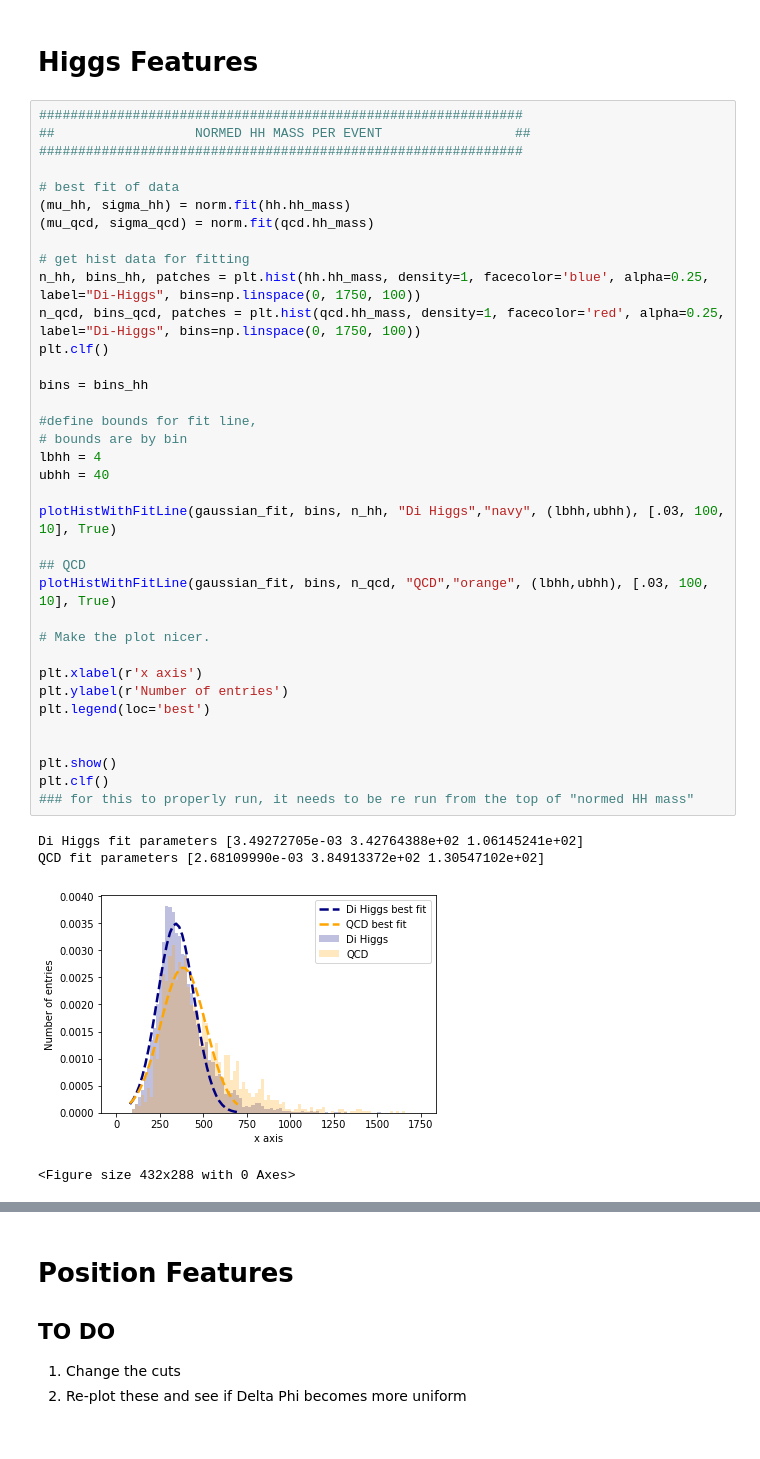
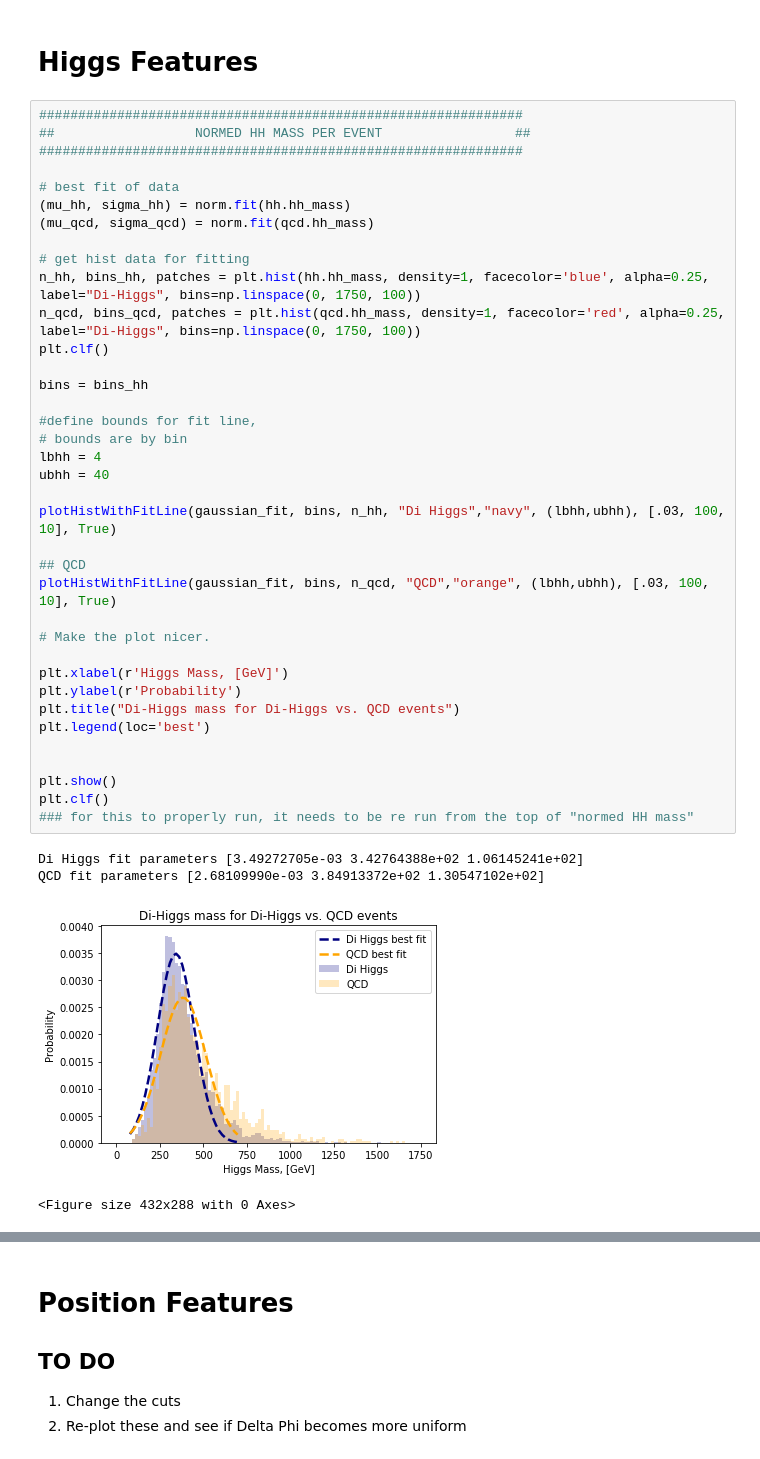
Before and after one commit to neu-physics/dihiggsMLProject, a Jupyter notebook: higgsReconstruction/EventPlotting/plotting.ipynb, the cells around one changed output, grey strips where cells are left out. Saved outputs shown, nothing was run; the diff lists cells and outputs as text.

```diff
--- a/higgsReconstruction/EventPlotting/plotting.ipynb
+++ b/higgsReconstruction/EventPlotting/plotting.ipynb
@@ -92,36 +92,37 @@ list(hh)
 (mu_qcd, sigma_qcd) = norm.fit(qcd.hh_mass)
 
 # get hist data for fitting
 n_hh, bins_hh, patches = plt.hist(hh.hh_mass, density=1, facecolor='blue', alpha=0.25, label="Di-Higgs", bins=np.linspace(0, 1750, 100))
 n_qcd, bins_qcd, patches = plt.hist(qcd.hh_mass, density=1, facecolor='red', alpha=0.25, label="Di-Higgs", bins=np.linspace(0, 1750, 100))
 plt.clf()
 
 bins = bins_hh
 
 #define bounds for fit line,
 # bounds are by bin
 lbhh = 4
 ubhh = 40
 
 plotHistWithFitLine(gaussian_fit, bins, n_hh, "Di Higgs","navy", (lbhh,ubhh), [.03, 100, 10], True)
 
 ## QCD
 plotHistWithFitLine(gaussian_fit, bins, n_qcd, "QCD","orange", (lbhh,ubhh), [.03, 100, 10], True)
 
 # Make the plot nicer.
 
-plt.xlabel(r'x axis')
-plt.ylabel(r'Number of entries')
+plt.xlabel(r'Higgs Mass, [GeV]')
+plt.ylabel(r'Probability')
+plt.title("Di-Higgs mass for Di-Higgs vs. QCD events")
 plt.legend(loc='best')
 
 
 plt.show()
 plt.clf()
 ### for this to properly run, it needs to be re run from the top of "normed HH mass"
 # %% [output]
 Di Higgs fit parameters [3.49272705e-03 3.42764388e+02 1.06145241e+02]
 QCD fit parameters [2.68109990e-03 3.84913372e+02 1.30547102e+02]
-[figure, old version]
+[figure, new version]
 <Figure size 432x288 with 0 Axes>
 # %%
 ##############################################################
```
Also changed, not shown: parts of 12 cells of this notebook, 4 other files.
